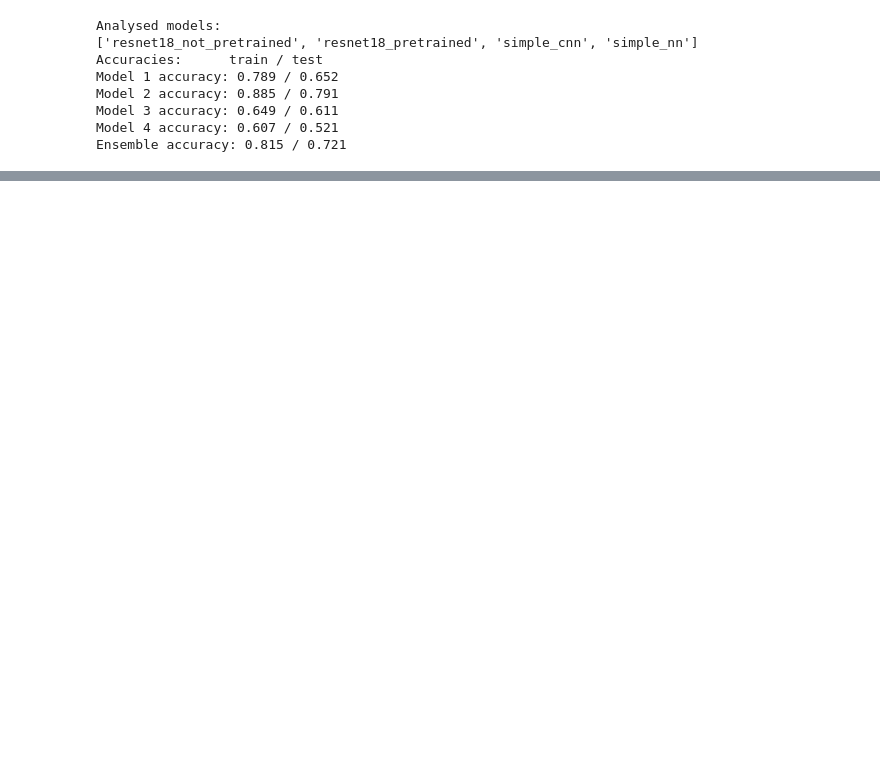
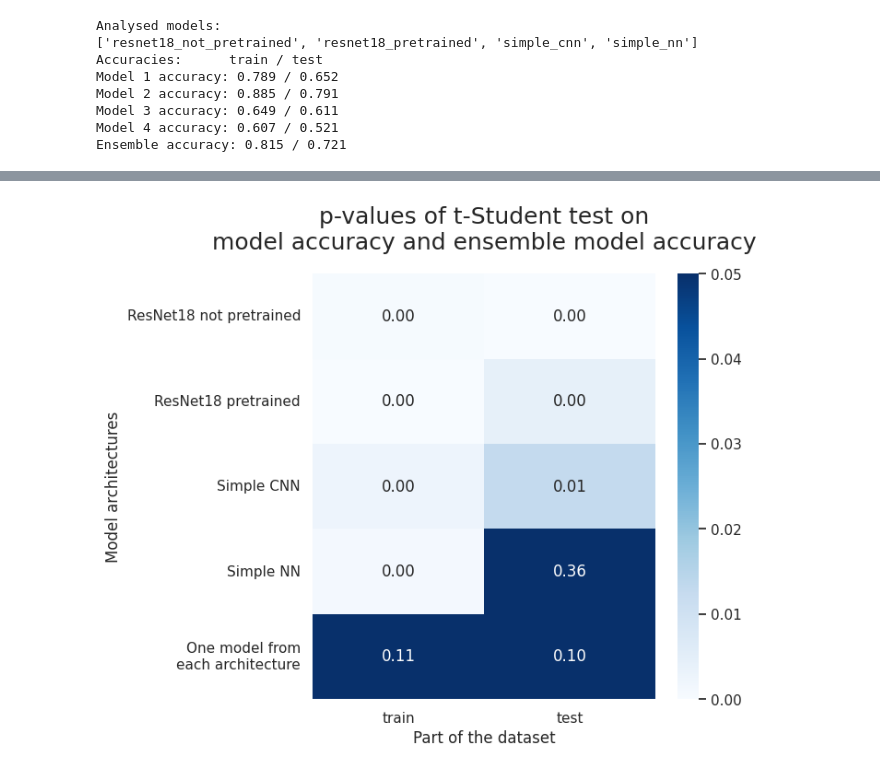
Before and after one commit to mstaczek/DL-project1-CNN-CIFAR-10, a Jupyter notebook: ensembles.ipynb, the cells around one changed output, grey strips where cells are left out. Drawn from its saved outputs; the diff is of its cells as text; code cells hidden in the pictures; blank space fills up the shorter version.

```diff
--- a/ensembles.ipynb
+++ b/ensembles.ipynb
@@ -197,0 +223,28 @@ plt.show()
+# %%
+# for each row in df, change value of first 5 columns to the result of the function
+# ttest_1samp, where the first parameter is the array of values of the row and the second parameter is the value of the last column
+from scipy.stats import ttest_1samp
+
+p_values = np.zeros((5,2))
+
+for i in range(len(df)):
+    p_values[i//2, i%2] = ttest_1samp(df.iloc[i, :5], df.iloc[i, 5], alternative='less')[1]
+
+df_p_values = pd.DataFrame(p_values, index=['ResNet18 not pretrained', 'ResNet18 pretrained',
+                            'Simple CNN', 'Simple NN', 'One model from\neach architecture'],
+                            columns=['train', 'test'])
+# %%
+import seaborn as sns
+import matplotlib.pyplot as plt
+
+fig, ax = plt.subplots(figsize=(6,6))
+sns.set_theme(style="whitegrid")
+sns.heatmap(df_p_values, annot=True, fmt='.2f', cmap='Blues', ax=ax, vmin=0, vmax=0.05)
+ax.set_xlabel('Part of the dataset')
+ax.set_ylabel('Model architectures')
+plt.title('p-values of t-Student test on\nmodel accuracy and ensemble model accuracy', fontsize=18, y=1.04)
+
+fig.savefig('ensembles_p-values.png', dpi=450, bbox_inches='tight')
+plt.show()
+# %% [output]
+[figure, added]
```
Also changed, not shown: parts of 12 cells of this notebook, 2 other files.
